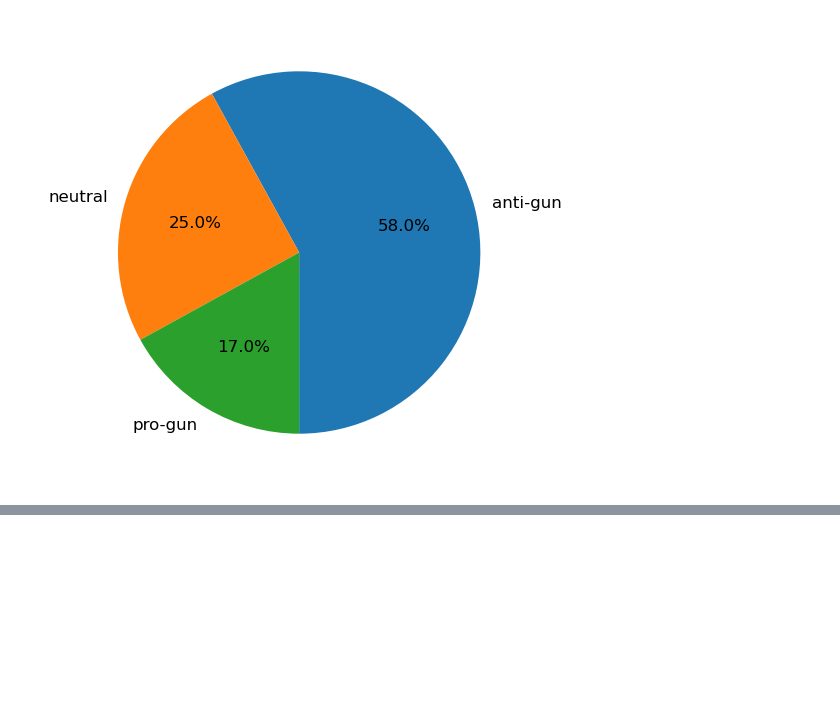
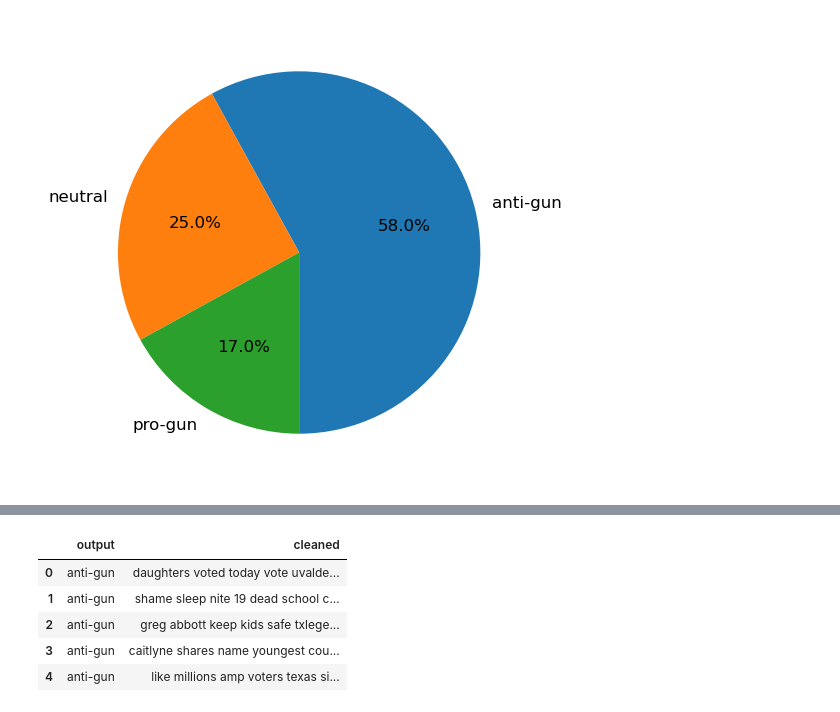
Before and after one commit to mrmarken/sentiment_analysis_fproject, a Jupyter notebook: contributors/keerti/ML_Model.ipynb, the cells around one changed output, grey strips where cells are left out. Cells and saved outputs as stored; diff of their text form; code cells hidden in the pictures; blank space fills up the shorter version.

```diff
--- a/contributors/keerti/ML_Model.ipynb
+++ b/contributors/keerti/ML_Model.ipynb
@@ -97,0 +191,13 @@ sentiment_counts.plot.pie(ax=ax, autopct='%1.1f%%', startangle=270, fontsize=12,
+# %%
+# Cleaning and removing URL's
+def cleaning_URLs(data):
+    return re.sub('((www.[^s]+)|(https?://[^s]+))',' ',data)
+twitter_df['cleaned'] = twitter_df['cleaned'].apply(lambda x: cleaning_URLs(x))
+twitter_df.head()
+# %% [output]
+|  | output | cleaned |
+| 0 | anti-gun | daughters voted today vote uvalde... |
+| 1 | anti-gun | shame sleep nite 19 dead school c... |
+| 2 | anti-gun | greg abbott keep kids safe txlege... |
+| 3 | anti-gun | caitlyne shares name youngest cou... |
+| 4 | anti-gun | like millions amp voters texas si... |
```
Also changed, not shown: parts of 6 cells of this notebook.
